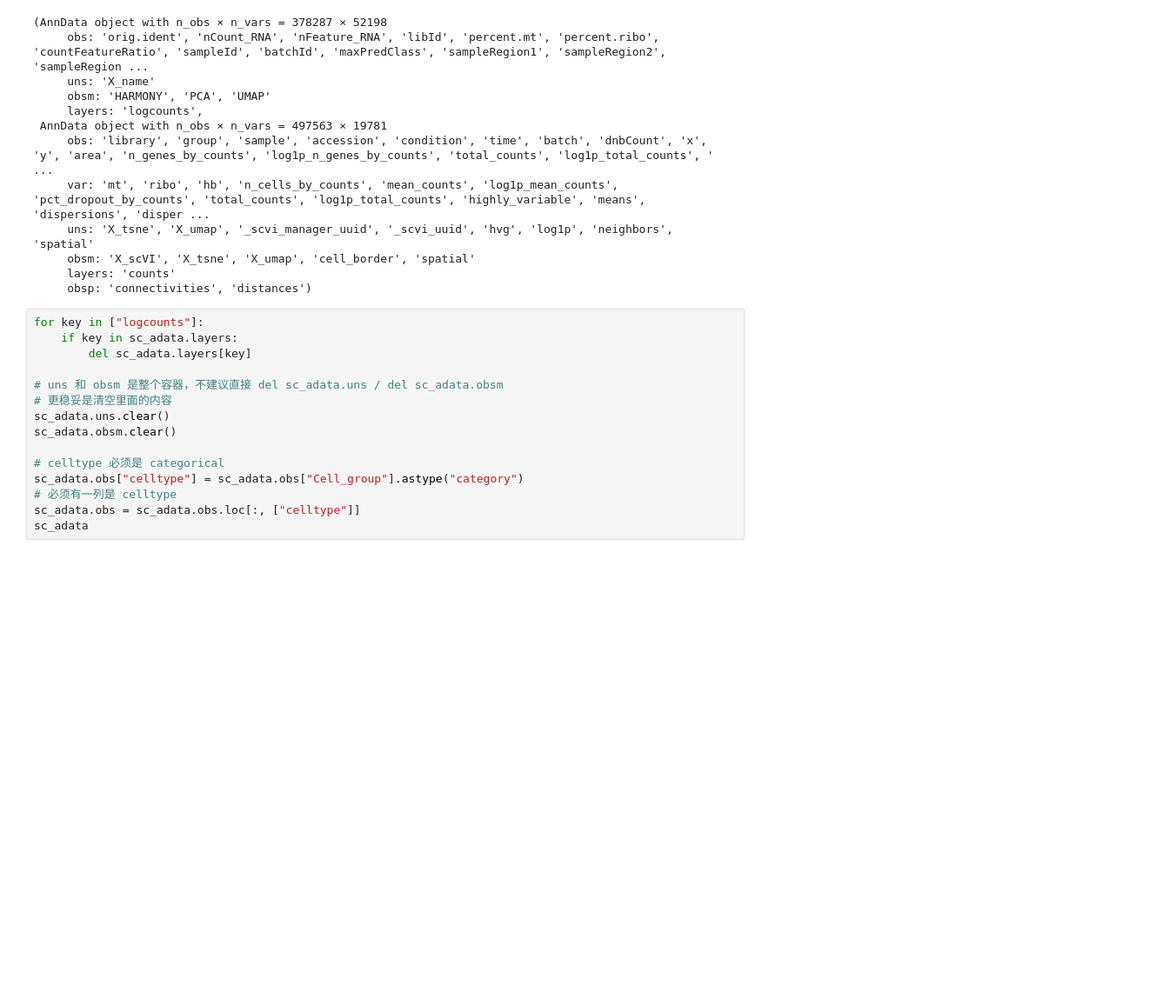
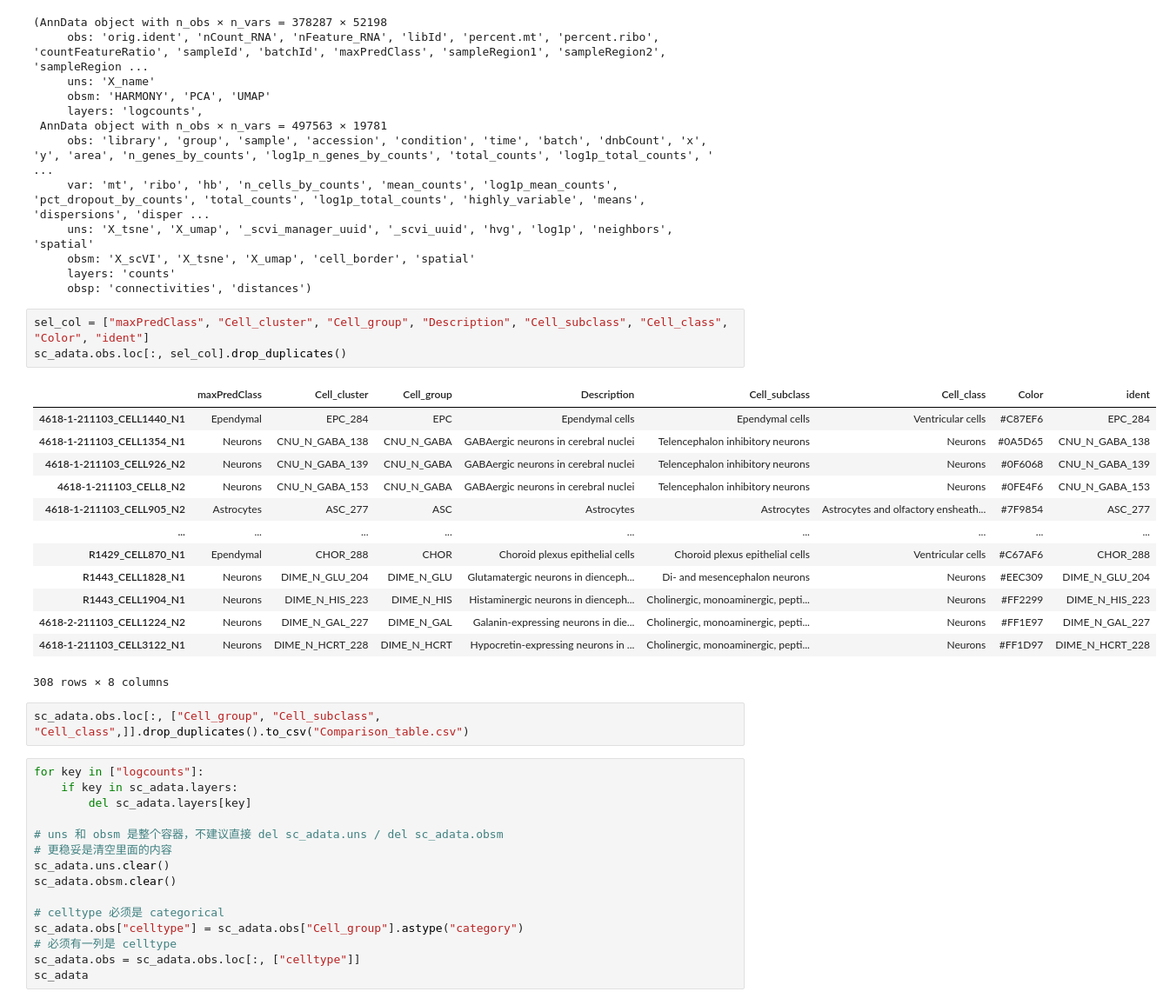
Before and after one commit to hwr9912/SpatialID, a Jupyter notebook: train.ipynb, the cells around one changed output. Shown at 87% size. Drawn from its saved outputs; the diff is of its cells as text; blank space fills up the shorter version.

```diff
--- a/train.ipynb
+++ b/train.ipynb
@@ -23,6 +23,25 @@ sc_adata, sp_adata
      obsm: 'X_scVI', 'X_tsne', 'X_umap', 'cell_border', 'spatial'
      layers: 'counts'
      obsp: 'connectivities', 'distances')
+# %%
+sel_col = ["maxPredClass", "Cell_cluster", "Cell_group", "Description", "Cell_subclass", "Cell_class", "Color", "ident"]
+sc_adata.obs.loc[:, sel_col].drop_duplicates()
+# %% [output]
+|  | maxPredClass | Cell_cluster | Cell_group | Description | Cell_subclass | Cell_class | Color | ident |
+| 4618-1-211103_CELL1440_N1 | Ependymal | EPC_284 | EPC | Ependymal cells | Ependymal cells | Ventricular cells | #C87EF6 | EPC_284 |
+| 4618-1-211103_CELL1354_N1 | Neurons | CNU_N_GABA_138 | CNU_N_GABA | GABAergic neurons in cerebral nuclei | Telencephalon inhibitory neurons | Neurons | #0A5D65 | CNU_N_GABA_138 |
+| 4618-1-211103_CELL926_N2 | Neurons | CNU_N_GABA_139 | CNU_N_GABA | GABAergic neurons in cerebral nuclei | Telencephalon inhibitory neurons | Neurons | #0F6068 | CNU_N_GABA_139 |
+| 4618-1-211103_CELL8_N2 | Neurons | CNU_N_GABA_153 | CNU_N_GABA | GABAergic neurons in cerebral nuclei | Telencephalon inhibitory neurons | Neurons | #0FE4F6 | CNU_N_GABA_153 |
+| 4618-1-211103_CELL905_N2 | Astrocytes | ASC_277 | ASC | Astrocytes | Astrocytes | Astrocytes and olfactory ensheath... | #7F9854 | ASC_277 |
+| ... | ... | ... | ... | ... | ... | ... | ... | ... |
+| R1429_CELL870_N1 | Ependymal | CHOR_288 | CHOR | Choroid plexus epithelial cells | Choroid plexus epithelial cells | Ventricular cells | #C67AF6 | CHOR_288 |
+| R1443_CELL1828_N1 | Neurons | DIME_N_GLU_204 | DIME_N_GLU | Glutamatergic neurons in dienceph... | Di- and mesencephalon neurons | Neurons | #EEC309 | DIME_N_GLU_204 |
+| R1443_CELL1904_N1 | Neurons | DIME_N_HIS_223 | DIME_N_HIS | Histaminergic neurons in dienceph... | Cholinergic, monoaminergic, pepti... | Neurons | #FF2299 | DIME_N_HIS_223 |
+| 4618-2-211103_CELL1224_N2 | Neurons | DIME_N_GAL_227 | DIME_N_GAL | Galanin-expressing neurons in die... | Cholinergic, monoaminergic, pepti... | Neurons | #FF1E97 | DIME_N_GAL_227 |
+| 4618-1-211103_CELL3122_N1 | Neurons | DIME_N_HCRT_228 | DIME_N_HCRT | Hypocretin-expressing neurons in ... | Cholinergic, monoaminergic, pepti... | Neurons | #FF1D97 | DIME_N_HCRT_228 |
+308 rows × 8 columns
+# %%
+sc_adata.obs.loc[:, ["Cell_group", "Cell_subclass", "Cell_class",]].drop_duplicates().to_csv("Comparison_table.csv")
 # %%
 for key in ["logcounts"]:
     if key in sc_adata.layers:
```
Also changed, not shown: parts of 9 cells of this notebook, 4 other files.
